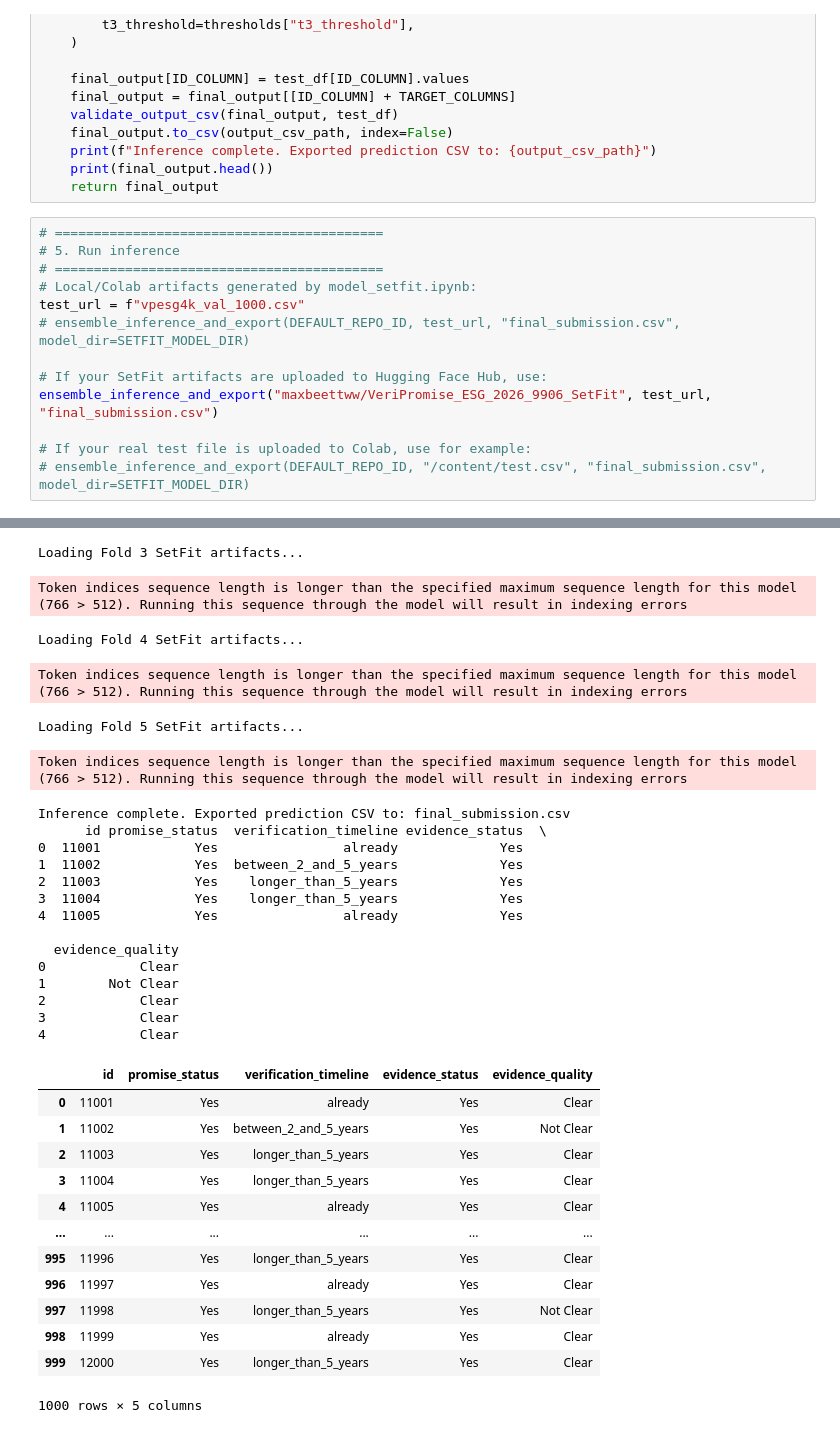
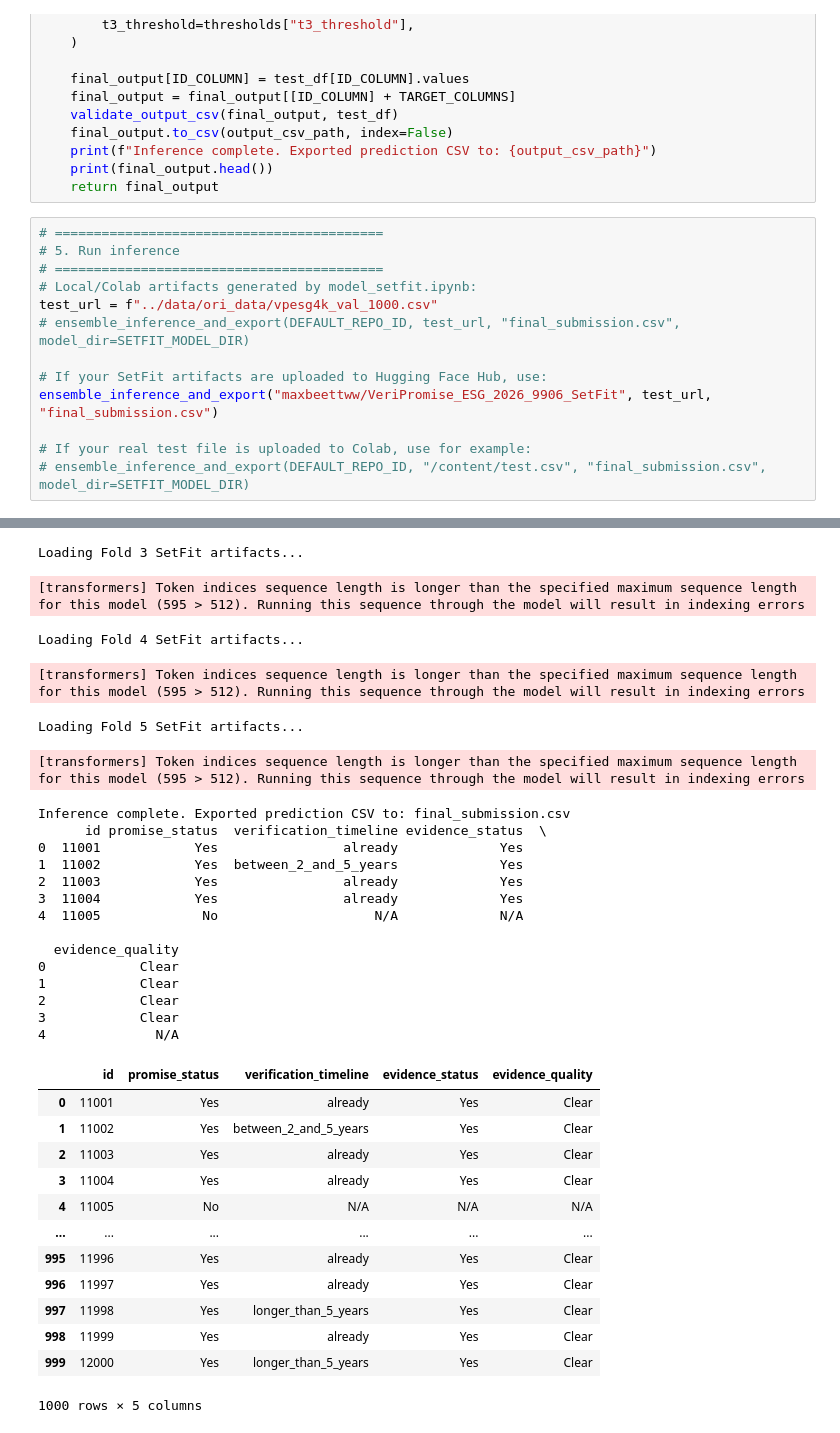
Before and after one commit to Heng1222/VeriPromiseESG_2026_TEAM_9906, a Jupyter notebook: app/model/model_setfit_inference.ipynb, the cells around one changed output, grey strips where cells are left out. Drawn from its saved outputs; the diff is of its cells as text.

```diff
--- a/app/model/model_setfit_inference.ipynb
+++ b/app/model/model_setfit_inference.ipynb
@@ -410,7 +410,7 @@ def ensemble_inference_and_export(repo_id, test_csv_path, output_csv_path="final
 # 5. Run inference
 # ==========================================
 # Local/Colab artifacts generated by model_setfit.ipynb:
-test_url = f"vpesg4k_val_1000.csv"
+test_url = f"../data/ori_data/vpesg4k_val_1000.csv"
 # ensemble_inference_and_export(DEFAULT_REPO_ID, test_url, "final_submission.csv", model_dir=SETFIT_MODEL_DIR)
 
 # If your SetFit artifacts are uploaded to Hugging Face Hub, use:
@@ -431,33 +431,33 @@ Token indices sequence length is longer than the specified maximum sequence leng
 Loading Fold 3 SetFit artifacts...
-Token indices sequence length is longer than the specified maximum sequence length for this model (766 > 512). Running this sequence through the model will result in indexing errors
+[transformers] Token indices sequence length is longer than the specified maximum sequence length for this model (595 > 512). Running this sequence through the model will result in indexing errors
 Loading Fold 4 SetFit artifacts...
-Token indices sequence length is longer than the specified maximum sequence length for this model (766 > 512). Running this sequence through the model will result in indexing errors
+[transformers] Token indices sequence length is longer than the specified maximum sequence length for this model (595 > 512). Running this sequence through the model will result in indexing errors
 Loading Fold 5 SetFit artifacts...
-Token indices sequence length is longer than the specified maximum sequence length for this model (766 > 512). Running this sequence through the model will result in indexing errors
+[transformers] Token indices sequence length is longer than the specified maximum sequence length for this model (595 > 512). Running this sequence through the model will result in indexing errors
 Inference complete. Exported prediction CSV to: final_submission.csv
       id promise_status  verification_timeline evidence_status  \
 0  11001            Yes                already             Yes
 1  11002            Yes  between_2_and_5_years             Yes
-2  11003            Yes    longer_than_5_years             Yes
-3  11004            Yes    longer_than_5_years             Yes
-4  11005            Yes                already             Yes
+2  11003            Yes                already             Yes
+3  11004            Yes                already             Yes
+4  11005             No                    N/A             N/A
 
   evidence_quality
 0            Clear
-1        Not Clear
+1            Clear
 2            Clear
 3            Clear
-4            Clear
+4              N/A
 |  | id | promise_status | verification_timeline | evidence_status | evidence_quality |
 | 0 | 11001 | Yes | already | Yes | Clear |
-| 1 | 11002 | Yes | between_2_and_5_years | Yes | Not Clear |
-| 2 | 11003 | Yes | longer_than_5_years | Yes | Clear |
-| 3 | 11004 | Yes | longer_than_5_years | Yes | Clear |
-| 4 | 11005 | Yes | already | Yes | Clear |
+| 1 | 11002 | Yes | between_2_and_5_years | Yes | Clear |
+| 2 | 11003 | Yes | already | Yes | Clear |
+| 3 | 11004 | Yes | already | Yes | Clear |
+| 4 | 11005 | No | N/A | N/A | N/A |
 | ... | ... | ... | ... | ... | ... |
-| 995 | 11996 | Yes | longer_than_5_years | Yes | Clear |
+| 995 | 11996 | Yes | already | Yes | Clear |
 | 996 | 11997 | Yes | already | Yes | Clear |
-| 997 | 11998 | Yes | longer_than_5_years | Yes | Not Clear |
+| 997 | 11998 | Yes | longer_than_5_years | Yes | Clear |
 | 998 | 11999 | Yes | already | Yes | Clear |
 | 999 | 12000 | Yes | longer_than_5_years | Yes | Clear |
 1000 rows × 5 columns
```
Also changed, not shown: parts of 2 cells of this notebook, 1 other file.
